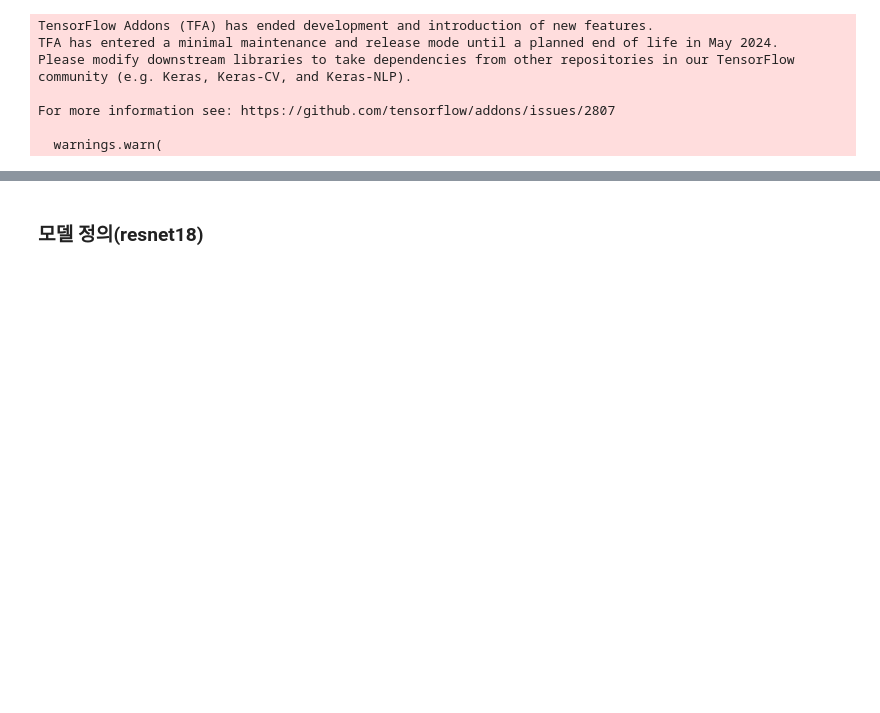
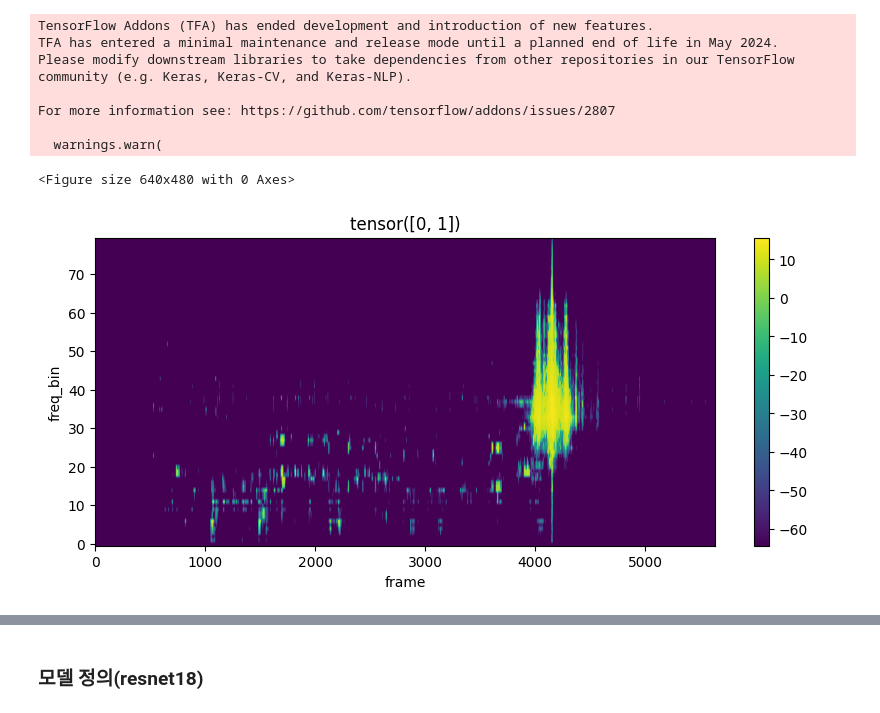
Before and after one commit to jhCOR/train_anomaly_detection, a Jupyter notebook: source/main/training/기차_소음원_탐지_코드.ipynb, the cells around one changed output, grey strips where cells are left out. Saved outputs shown, nothing was run; the diff lists cells and outputs as text; code cells hidden in the pictures; blank space fills up the shorter version.

```diff
--- a/source/main/training/기차_소음원_탐지_코드.ipynb
+++ b/source/main/training/기차_소음원_탐지_코드.ipynb
@@ -323,4 +341,9 @@ For more information see: https://github.com/tensorflow/addons/issues/2807
 augmentor = SpecAugment('big')
 # %%
 test = train_dataset[0][0].unsqueeze(0)
+# %%
+plot_spectrogram(copy.deepcopy( test ).squeeze(), str(train_dataset[0][1]))
+# %% [output]
+<Figure size 640x480 with 0 Axes>
+[figure, added]
 # %%
```
Also changed, not shown: parts of 18 cells of this notebook, 1 other file.
